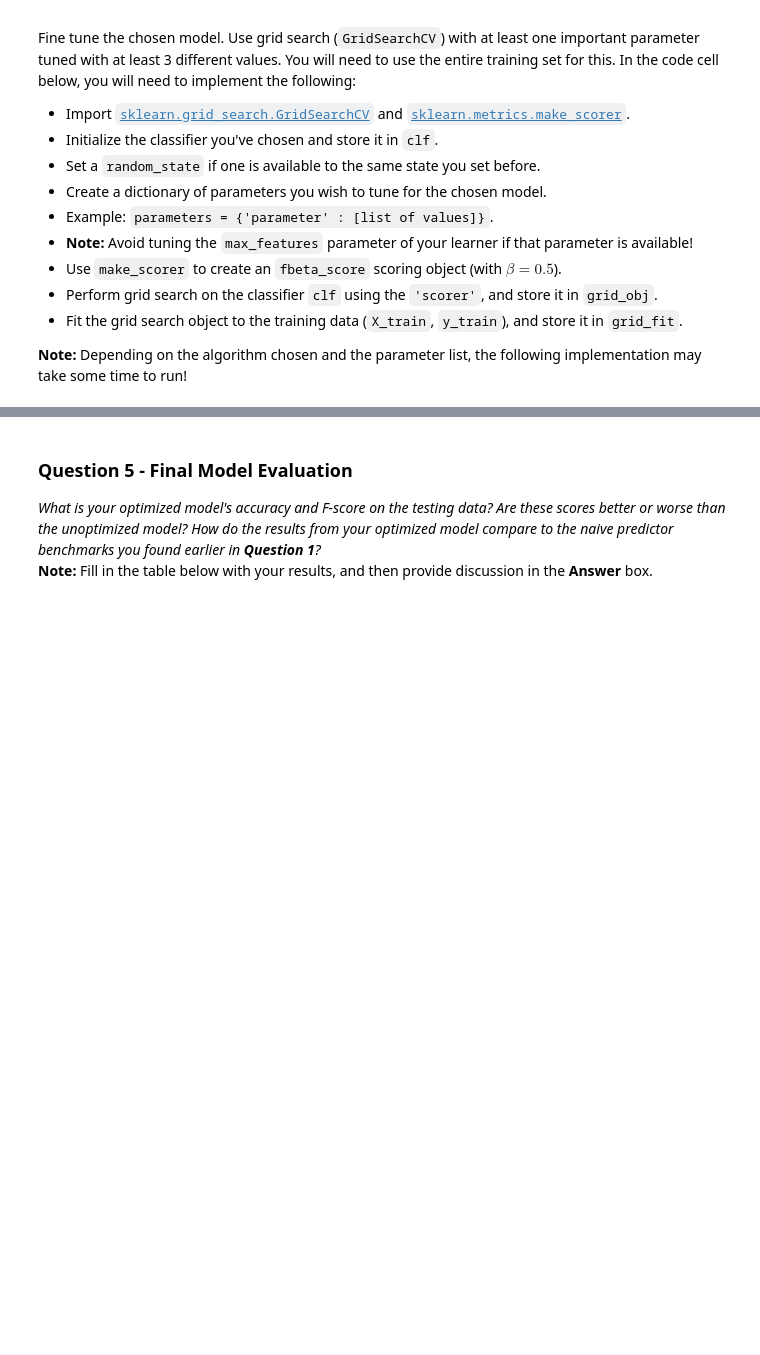
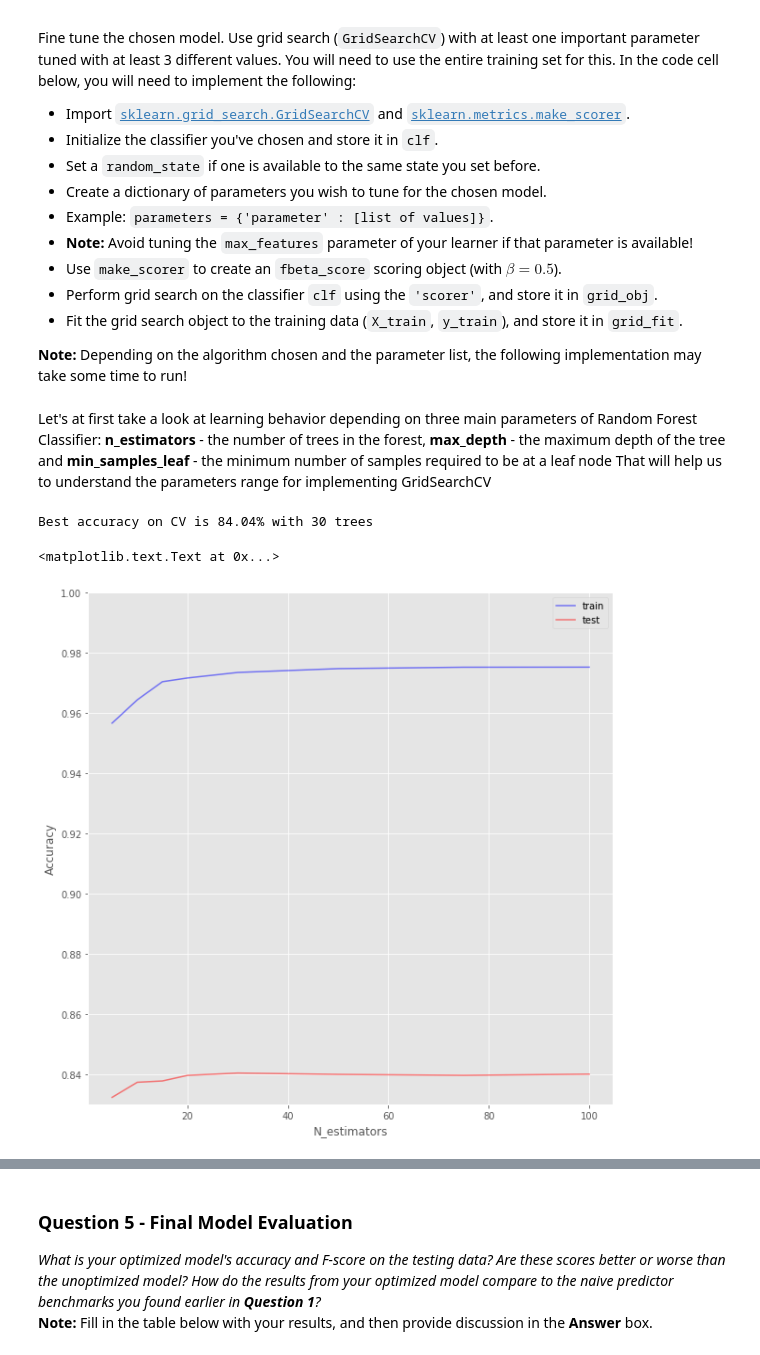
Before and after one commit to i-yu-b/machine-learning, a Jupyter notebook: projects/finding_donors/finding_donors.ipynb, the cells around one changed output, grey strips where cells are left out. Cells and saved outputs as stored; diff of their text form; code cells hidden in the pictures; blank space fills up the shorter version.

```diff
--- a/projects/finding_donors/finding_donors.ipynb
+++ b/projects/finding_donors/finding_donors.ipynb
@@ -358,3 +389,49 @@ Fine tune the chosen model. Use grid search (`GridSearchCV`) with at least one i
 - Fit the grid search object to the training data (`X_train`, `y_train`), and store it in `grid_fit`.
 
 **Note:** Depending on the algorithm chosen and the parameter list, the following implementation may take some time to run!
+# %% [markdown]
+Let's at first take a look at learning behavior depending on three main parameters of Random Forest Classifier:
+**n_estimators** - the number of trees in the forest, **max_depth** - the maximum depth of the tree and
+**min_samples_leaf** - the minimum number of samples required to be at a leaf node
+That will help us to understand the parameters range for implementing GridSearchCV
+# %%
+import numpy as np
+from sklearn.model_selection import StratifiedKFold
+from sklearn.metrics import accuracy_score
+# stratify train set for validation
+skf = StratifiedKFold(n_splits = 5, shuffle = True, random_state = 42)
+clf = RandomForestClassifier(random_state = 10, n_jobs = -1, oob_score = True)
+train_acc = []
+test_acc = []
+temp_train_acc = []
+temp_test_acc = []
+trees_grid = [5, 10, 15, 20, 30, 50, 75, 100]
+for n_trees in trees_grid:
+    clf = RandomForestClassifier(n_estimators = n_trees,random_state = 10, n_jobs = -1, oob_score = True)
+    temp_train_acc = []
+    temp_test_acc = []
+    for train_index, test_index in skf.split(X_train, y_train):
+        X_train_cv, X_val = X_train.iloc[train_index], X_train.iloc[test_index]
+        y_train_cv, y_val = y_train.iloc[train_index], y_train.iloc[test_index]
+        clf.fit(X_train_cv, y_train_cv)
+        temp_train_acc.append(clf.score(X_train_cv,y_train_cv))
+        temp_test_acc.append(clf.score(X_val,y_val))
+    train_acc.append(temp_train_acc)
+    test_acc.append(temp_test_acc)
+train_acc, test_acc = np.asarray(train_acc),np.asarray(test_acc)
+print("Best accuracy on CV is {:.2f}% with {} trees".format(max(test_acc.mean(axis = 1))*100, trees_grid[np.argmax(test_acc.mean(axis = 1))]))
+
+import matplotlib.pyplot as plt
+plt.style.use('ggplot')
+% matplotlib inline
+fig, ax = plt.subplots(figsize = (10,10))
+ax.plot(trees_grid, train_acc.mean(axis = 1), alpha = 0.5, color = 'blue', label = 'train')
+ax.plot(trees_grid, test_acc.mean(axis = 1), alpha = 0.5, color = 'red', label = 'test')
+ax.set_ylim([0.83,1])
+ax.legend(loc = 'best')
+ax.set_ylabel('Accuracy')
+ax.set_xlabel('N_estimators')
+# %% [output]
+Best accuracy on CV is 84.04% with 30 trees
+<matplotlib.text.Text at 0x...>
+[figure, added]
```
Also changed, not shown: parts of 34 cells of this notebook, 3 other files.
